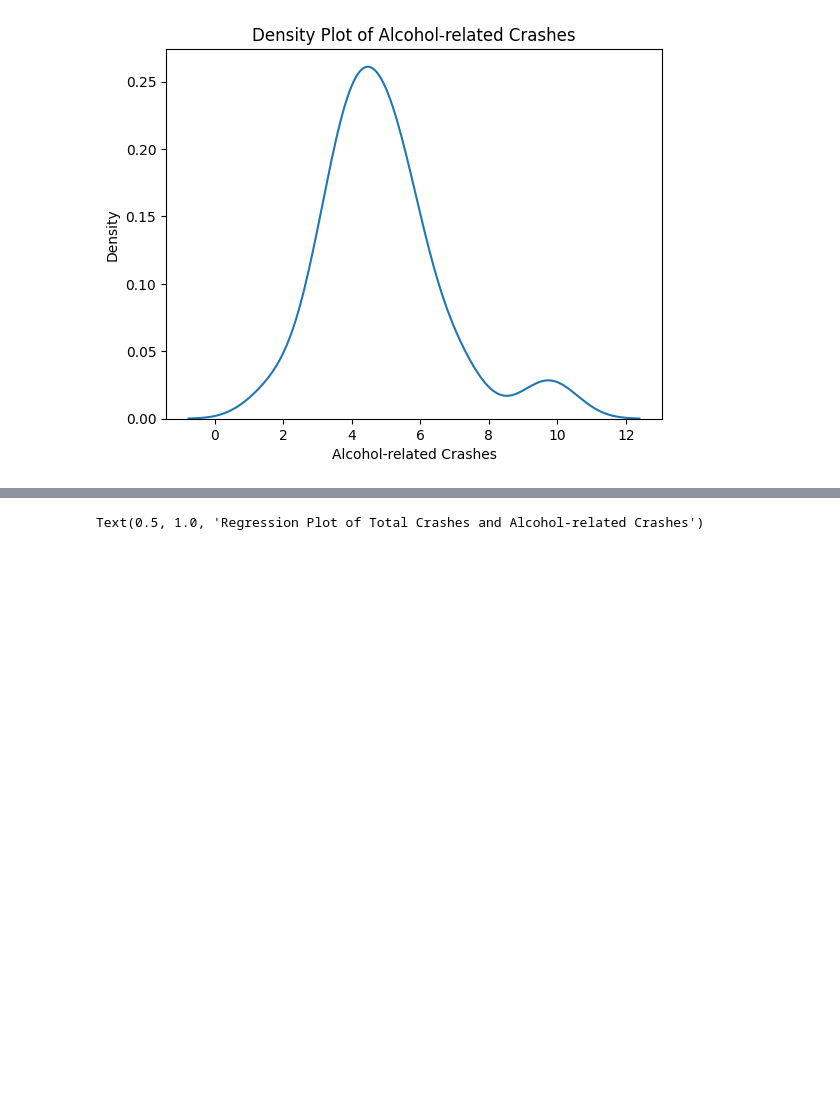
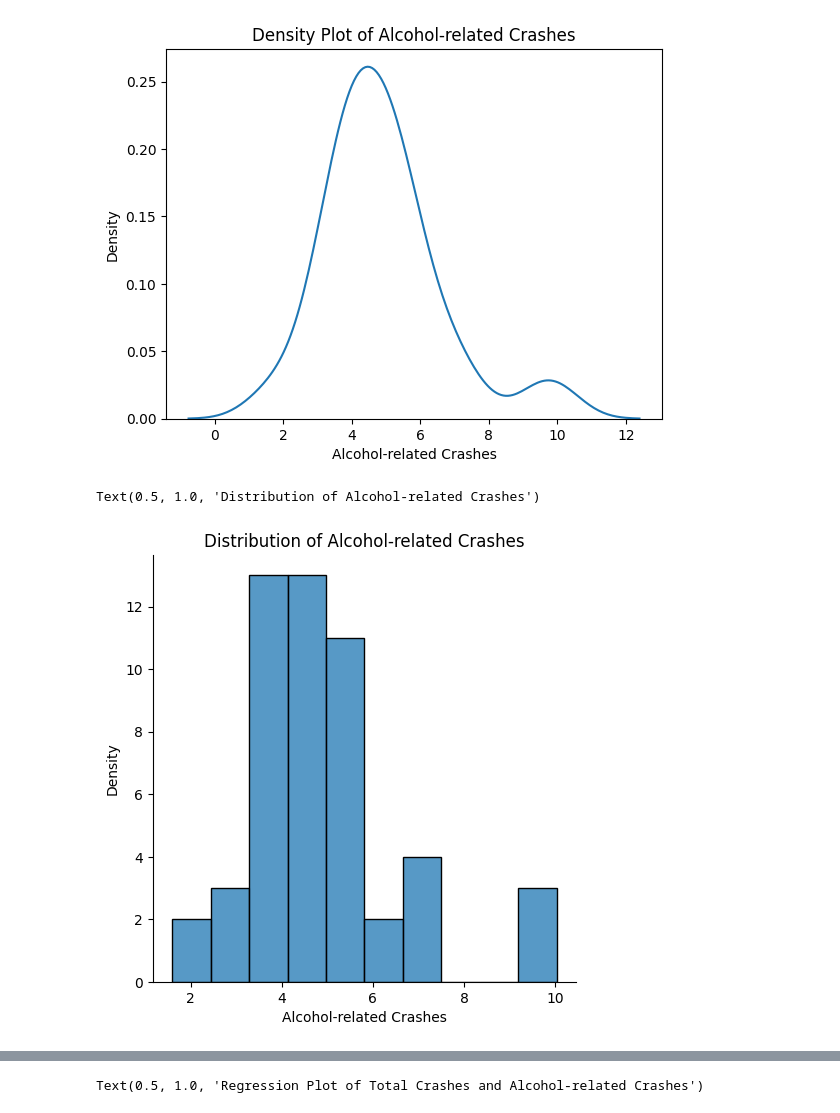
Before and after one commit to trovalyok/22, a Jupyter notebook: 3dataviz.ipynb, the cells around one changed output, grey strips where cells are left out. Saved outputs shown, nothing was run; the diff lists cells and outputs as text; code cells hidden in the pictures; blank space fills up the shorter version.

```diff
--- a/3dataviz.ipynb
+++ b/3dataviz.ipynb
@@ -56,4 +48,12 @@ plt.title('Density Plot of Alcohol-related Crashes')
 # %% [output]
 Text(0.5, 1.0, 'Density Plot of Alcohol-related Crashes')
 [figure]
+# %%
+sns.displot(car_crashes['alcohol'])
+plt.xlabel('Alcohol-related Crashes')
+plt.ylabel('Density')
+plt.title('Distribution of Alcohol-related Crashes')
+# %% [output]
+Text(0.5, 1.0, 'Distribution of Alcohol-related Crashes')
+[figure, added]
 # %%
```
Also changed, not shown: parts of 3 cells of this notebook.
